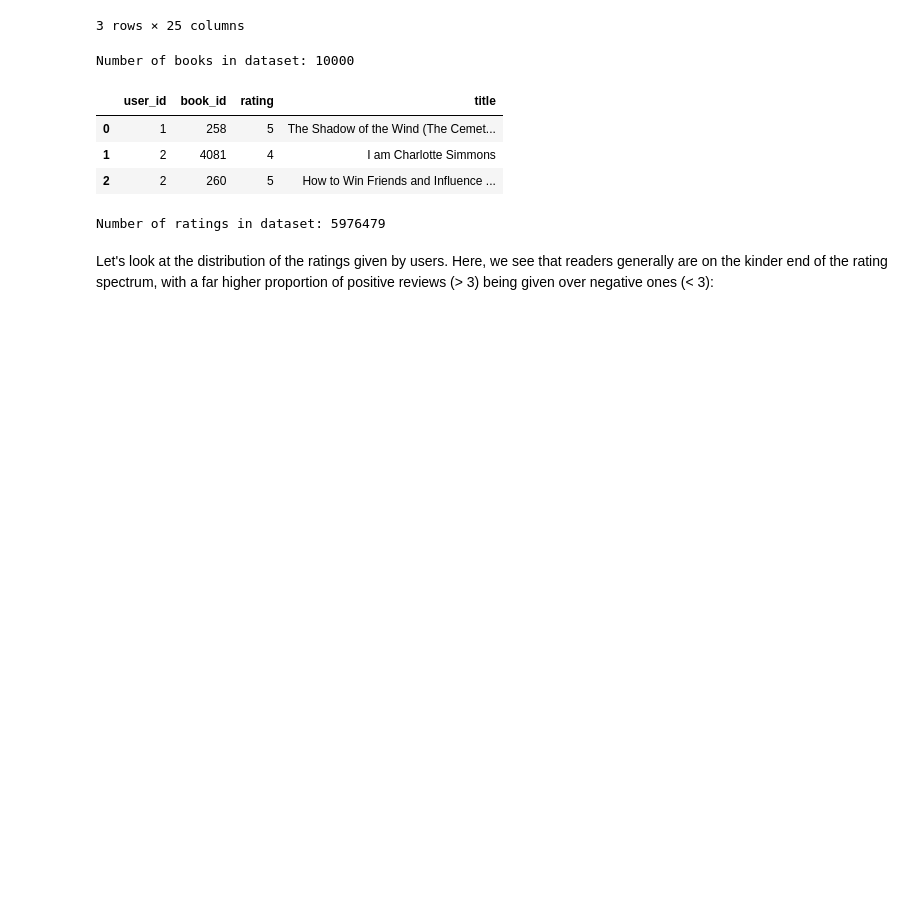
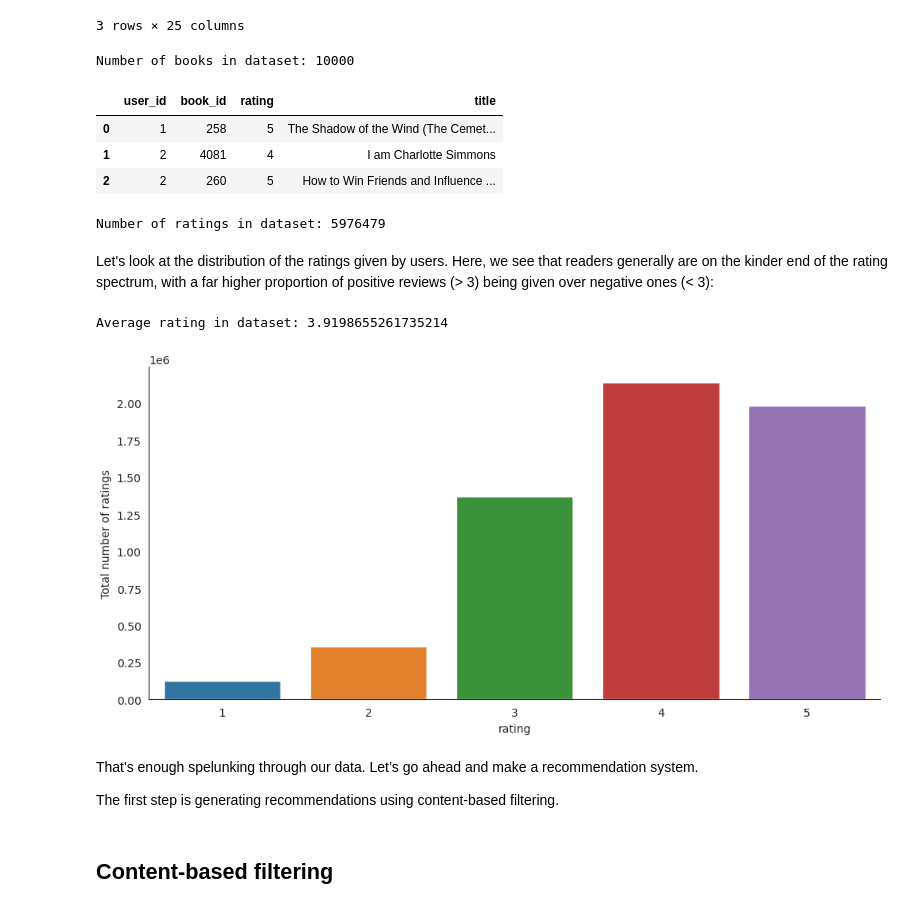
Before and after one commit to EbrahemHassan132/goodbooks-10k, a Jupyter notebook: Bulding_the_recommender_system.ipynb, the cells around one changed output. Saved outputs shown, nothing was run; the diff lists cells and outputs as text; code cells hidden in the pictures; blank space fills up the shorter version.

Commit message:
Explore the distripution of the user ratings and explain the content-based filtering.

```diff
--- a/Bulding_the_recommender_system.ipynb
+++ b/Bulding_the_recommender_system.ipynb
@@ -110,3 +102,21 @@ print (f'Number of ratings in dataset: {book_ratings.shape[0]}')
 Number of ratings in dataset: 5976479
 # %% [markdown]
 Let's look at the distribution of the ratings given by users. Here, we see that readers generally are on the kinder end of the rating spectrum, with a far higher proportion of positive reviews (> 3) being given over negative ones (< 3):
+# %%
+import seaborn as sns
+import numpy as np
+
+
+with sns.axes_style('white'):
+    g = sns.catplot(data=book_ratings, x="rating", y=None, aspect=2.0, kind='count')
+    g.set_ylabels("Total number of ratings")
+print (f'Average rating in dataset: {np.mean(book_ratings["rating"])}')
+# %% [output]
+Average rating in dataset: 3.9198655261735214
+[figure, added]
+# %% [markdown]
+That's enough spelunking through our data. Let’s go ahead and make a recommendation system.
+
+The first step is generating recommendations using content-based filtering.
+# %% [markdown]
+## Content-based filtering
```
Also changed, not shown: parts of 3 cells of this notebook.
